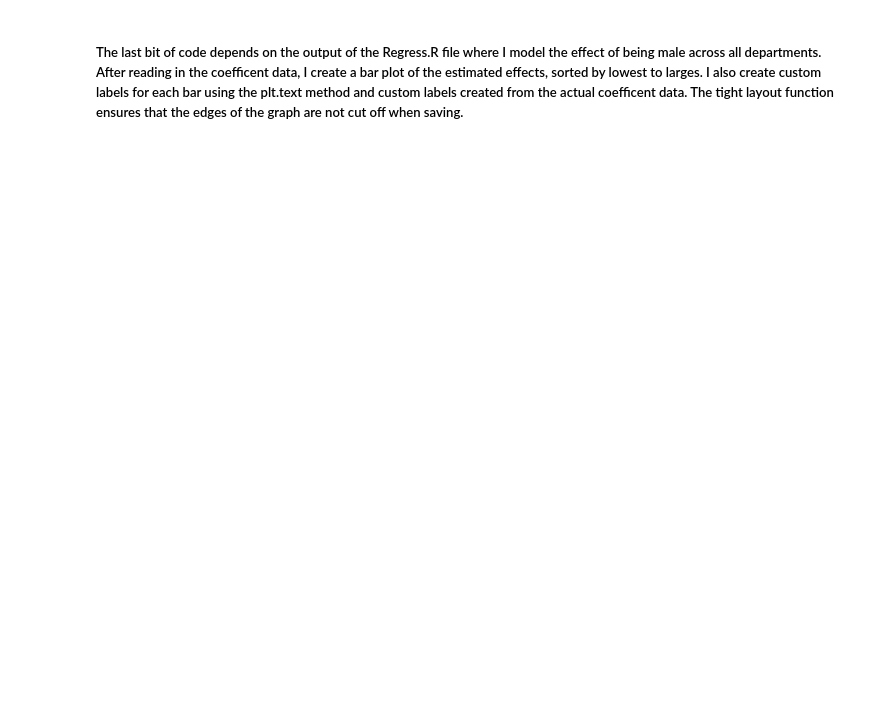
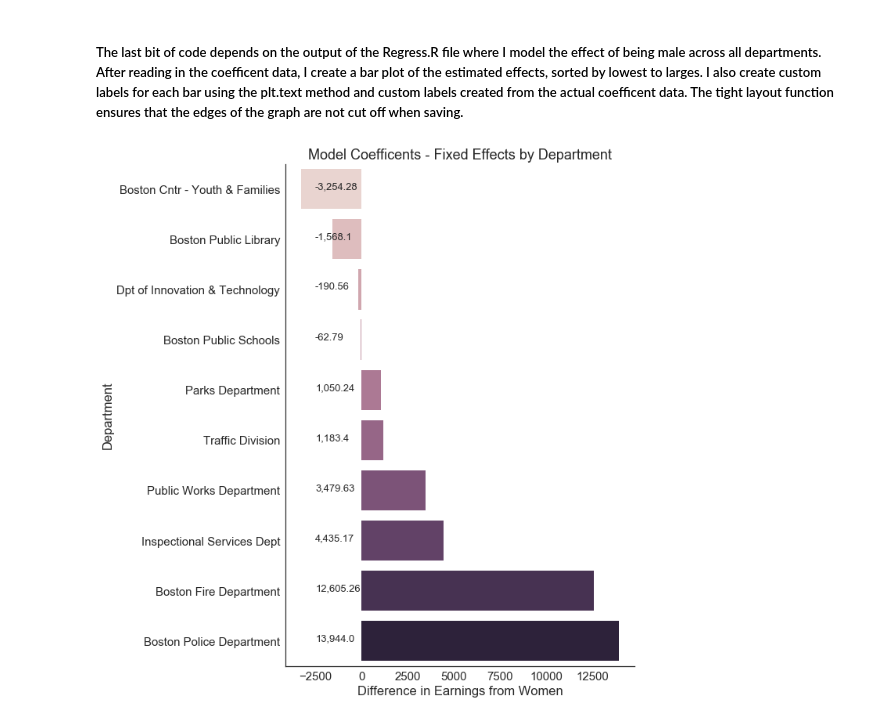
Before and after one commit to trivenigandhi/dataScience, a Jupyter notebook: Wage Gaps - City of Boston/Vizualize.ipynb, the cells around one changed output. Saved outputs shown, nothing was run; the diff lists cells and outputs as text; code cells hidden in the pictures; blank space fills up the shorter version.

```diff
--- a/Wage Gaps - City of Boston/Vizualize.ipynb
+++ b/Wage Gaps - City of Boston/Vizualize.ipynb
@@ -83,16 +101,19 @@ model = model.sort_values(by="male")
 # %%
 sns.set_style("white")
 fig= plt.subplots(figsize = (10,10))
 sns.barplot(y="department", x="male",data=model,palette=sns.cubehelix_palette(10)).set(
     xlabel = "Difference in Earnings from Women",ylabel = "Department")
 ytickPos = range(len(model['department']))
     # This is a vector to tell the graph where on the y axis to place the label.
 label = ["{:,}".format(round(x,2)) for x in model['male']]
     # The format method ensure that the data has a comma in the appropriate spot.
 for i in range(len(label)):
      plt.text(x = -2500, y = ytickPos[i], s = label[i], size = 13)
 # Iterating over every label in the vector, place the ith label in the designated spot.
 sns.set(font_scale=1.5)
 plt.tight_layout()
 sns.despine()
+plt.title("Model Coefficents - Fixed Effects by Department")
 plt.savefig('fixedEffectsCoefficents.jpeg')
+# %% [output]
+[figure, added]
```
Also changed, not shown: parts of 8 cells of this notebook, 2 other files.
